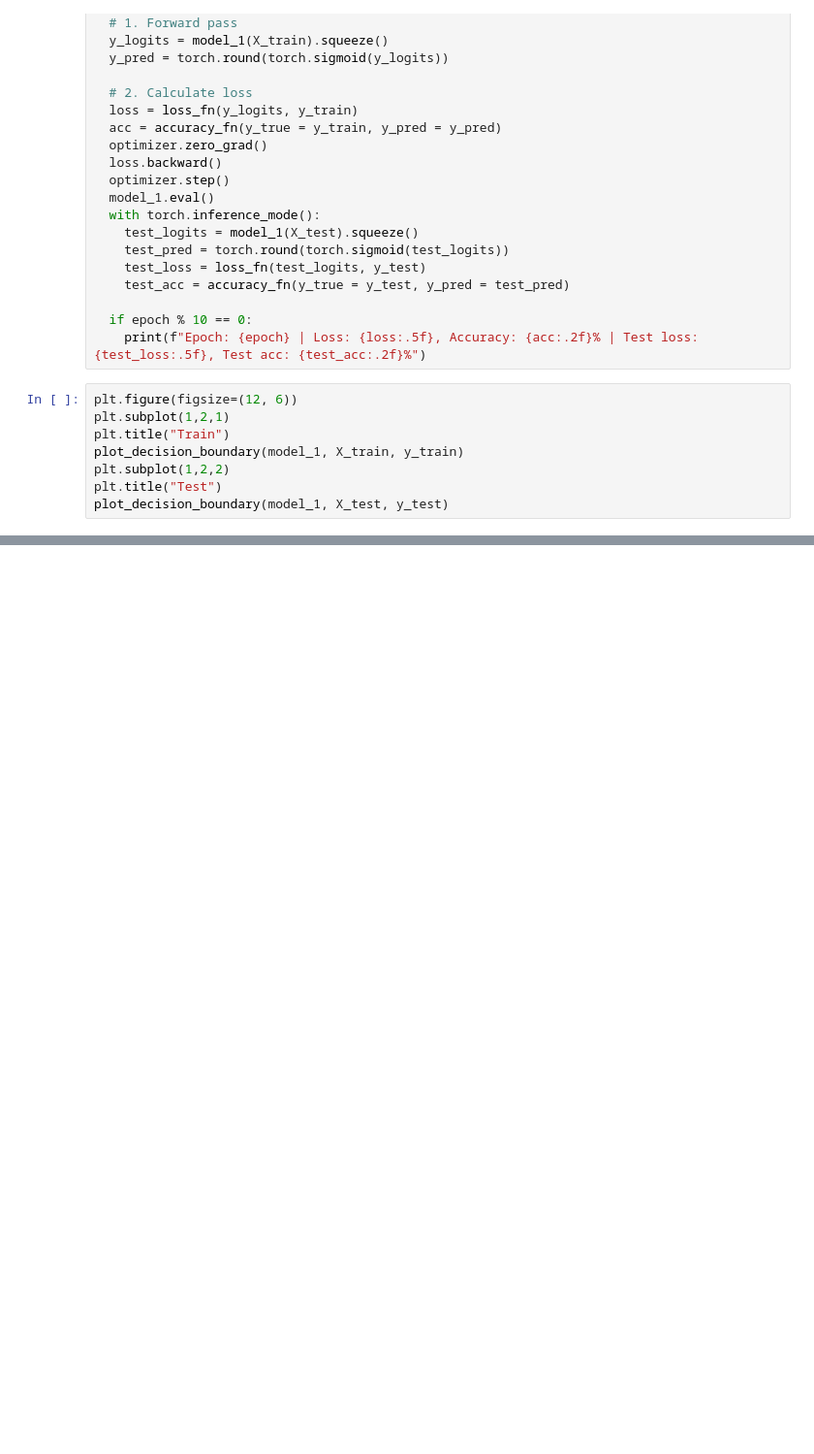
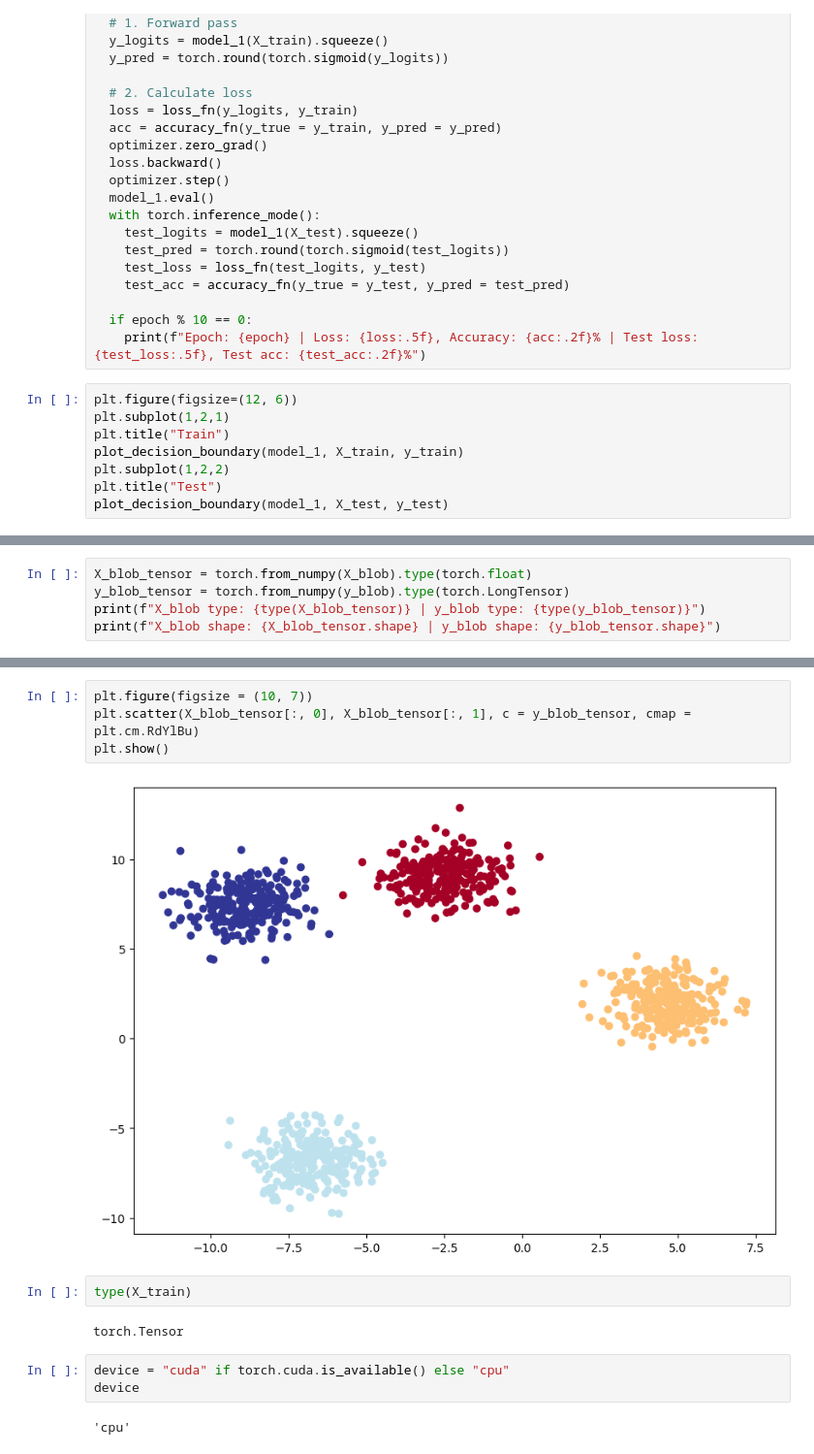
Before and after one commit to worldofaryavart/colab_notebooks, a Jupyter notebook: neural_network_classification_pytorch3.ipynb, the cells around one changed output, grey strips where cells are left out. Shown at 97% size. Drawn from its saved outputs; the diff is of its cells as text; blank space fills up the shorter version.

```diff
--- a/neural_network_classification_pytorch3.ipynb
+++ b/neural_network_classification_pytorch3.ipynb
@@ -337,0 +517,5 @@ plot_decision_boundary(model_1, X_test, y_test)
+# %%
+X_blob_tensor = torch.from_numpy(X_blob).type(torch.float)
+y_blob_tensor = torch.from_numpy(y_blob).type(torch.LongTensor)
+print(f"X_blob type: {type(X_blob_tensor)} | y_blob type: {type(y_blob_tensor)}")
+print(f"X_blob shape: {X_blob_tensor.shape} | y_blob shape: {y_blob_tensor.shape}")
@@ -337,0 +532,15 @@ plot_decision_boundary(model_1, X_test, y_test)
+# %%
+plt.figure(figsize = (10, 7))
+plt.scatter(X_blob_tensor[:, 0], X_blob_tensor[:, 1], c = y_blob_tensor, cmap = plt.cm.RdYlBu)
+plt.show()
+# %% [output]
+[figure, added]
+# %%
+type(X_train)
+# %% [output]
+torch.Tensor
+# %%
+device = "cuda" if torch.cuda.is_available() else "cpu"
+device
+# %% [output]
+'cpu'
```
Also changed, not shown: parts of 31 cells of this notebook.
